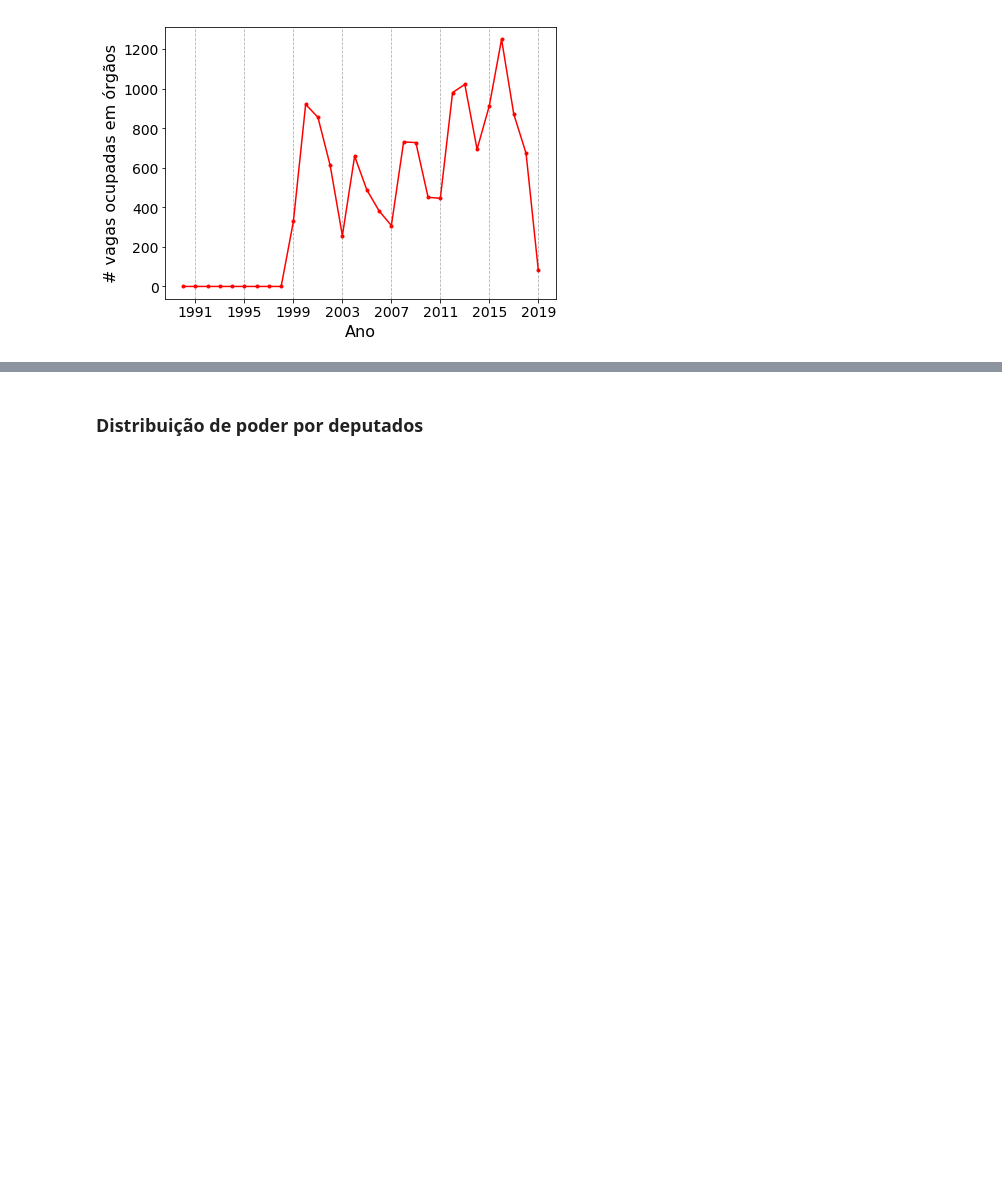
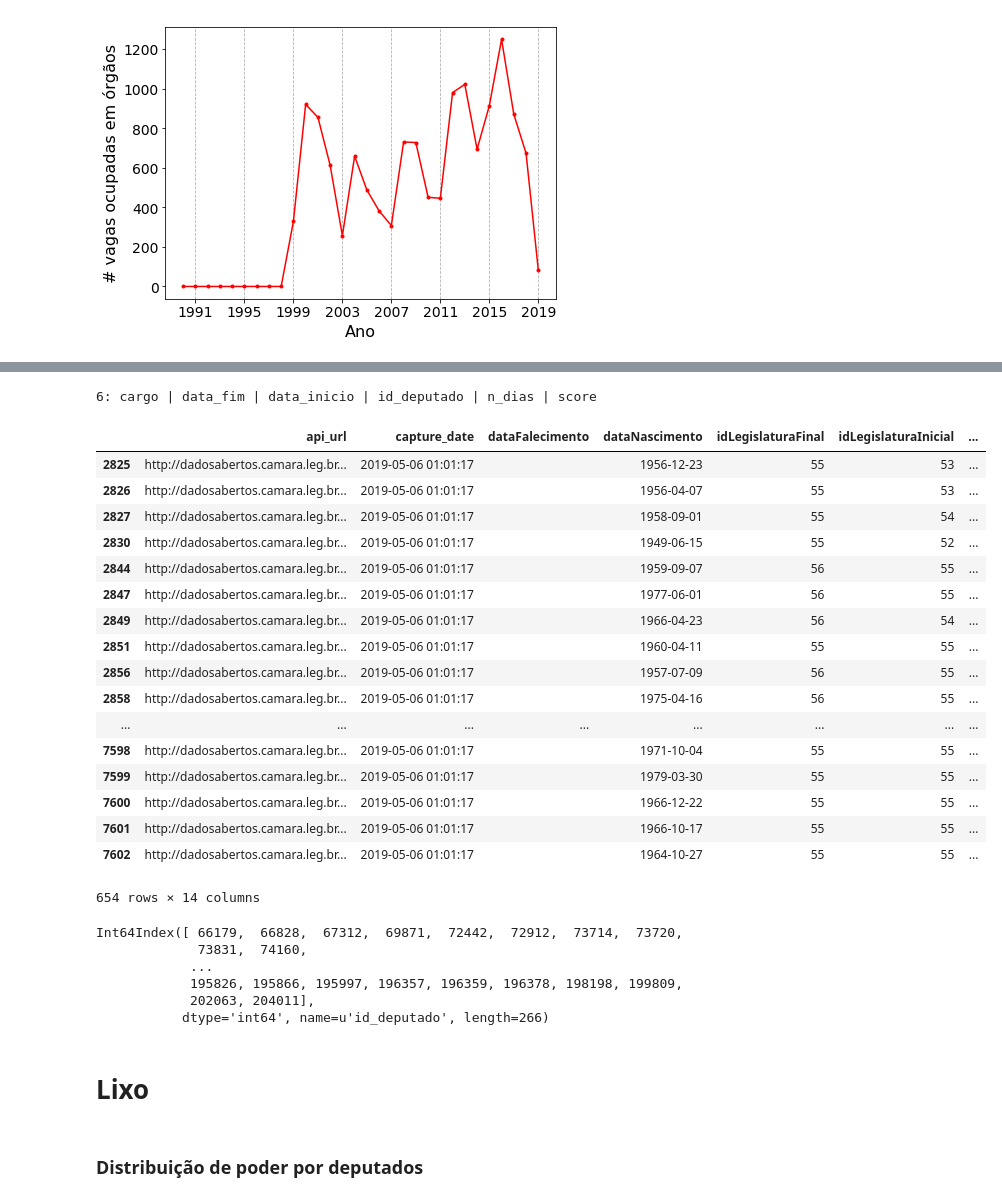
Before and after one commit to gabinete-compartilhado-acredito/100-dias-congresso, a Jupyter notebook: analises/cargos_e_liderancas.ipynb, the cells around one changed output, grey strips where cells are left out. Cells and saved outputs as stored; diff of their text form; code cells hidden in the pictures; blank space fills up the shorter version.

```diff
--- a/analises/cargos_e_liderancas.ipynb
+++ b/analises/cargos_e_liderancas.ipynb
@@ -372,3 +504,45 @@ pl.show()
+# %%
+columns(rcargos)
+# %% [output]
+6: cargo | data_fim | data_inicio | id_deputado | n_dias | score
+# %%
+leg = 55
+ano = leg_ano_inicial[leg]
+Ndeps_leg      = len(rdep0.loc[(rdep0.idLegislaturaInicial<=leg) & (rdep0.idLegislaturaFinal>=leg)])
+Ncargos_by_dep = activeInPeriod(cargos_hist, str(ano)+'-02-01', str(ano+3)+'-12-31').groupby('id_deputado').size()
+Ndeps_zero_cargos = Ndeps_leg - len(Ncargos_by_dep)
+# %%
+rdep0.loc[(rdep0.idLegislaturaInicial<=leg) & (rdep0.idLegislaturaFinal>=leg)]
+# %% [output]
+|  | api_url | capture_date | dataFalecimento | dataNascimento | idLegislaturaFinal | idLegislaturaInicial | ... |
+| 2825 | http://dadosabertos.camara.leg.br... | 2019-05-06 01:01:17 |  | 1956-12-23 | 55 | 53 | ... |
+| 2826 | http://dadosabertos.camara.leg.br... | 2019-05-06 01:01:17 |  | 1956-04-07 | 55 | 53 | ... |
+| 2827 | http://dadosabertos.camara.leg.br... | 2019-05-06 01:01:17 |  | 1958-09-01 | 55 | 54 | ... |
+| 2830 | http://dadosabertos.camara.leg.br... | 2019-05-06 01:01:17 |  | 1949-06-15 | 55 | 52 | ... |
+| 2844 | http://dadosabertos.camara.leg.br... | 2019-05-06 01:01:17 |  | 1959-09-07 | 56 | 55 | ... |
+| 2847 | http://dadosabertos.camara.leg.br... | 2019-05-06 01:01:17 |  | 1977-06-01 | 56 | 55 | ... |
+| 2849 | http://dadosabertos.camara.leg.br... | 2019-05-06 01:01:17 |  | 1966-04-23 | 56 | 54 | ... |
+| 2851 | http://dadosabertos.camara.leg.br... | 2019-05-06 01:01:17 |  | 1960-04-11 | 55 | 55 | ... |
+| 2856 | http://dadosabertos.camara.leg.br... | 2019-05-06 01:01:17 |  | 1957-07-09 | 56 | 55 | ... |
+| 2858 | http://dadosabertos.camara.leg.br... | 2019-05-06 01:01:17 |  | 1975-04-16 | 56 | 55 | ... |
+| ... | ... | ... | ... | ... | ... | ... | ... |
+| 7598 | http://dadosabertos.camara.leg.br... | 2019-05-06 01:01:17 |  | 1971-10-04 | 55 | 55 | ... |
+| 7599 | http://dadosabertos.camara.leg.br... | 2019-05-06 01:01:17 |  | 1979-03-30 | 55 | 55 | ... |
+| 7600 | http://dadosabertos.camara.leg.br... | 2019-05-06 01:01:17 |  | 1966-12-22 | 55 | 55 | ... |
+| 7601 | http://dadosabertos.camara.leg.br... | 2019-05-06 01:01:17 |  | 1966-10-17 | 55 | 55 | ... |
+| 7602 | http://dadosabertos.camara.leg.br... | 2019-05-06 01:01:17 |  | 1964-10-27 | 55 | 55 | ... |
+654 rows × 14 columns
+# %%
+set(rset(Ncargos_by_dep.index)
+# %% [output]
+Int64Index([ 66179,  66828,  67312,  69871,  72442,  72912,  73714,  73720,
+             73831,  74160,
+            ...
+            195826, 195866, 195997, 196357, 196359, 196378, 198198, 199809,
+            202063, 204011],
+           dtype='int64', name=u'id_deputado', length=266)
+# %% [markdown]
+# Lixo
 # %% [markdown]
 ### Distribuição de poder por deputados
 # %% [markdown]
```
Also changed, not shown: parts of 27 cells of this notebook, 4 other files.
